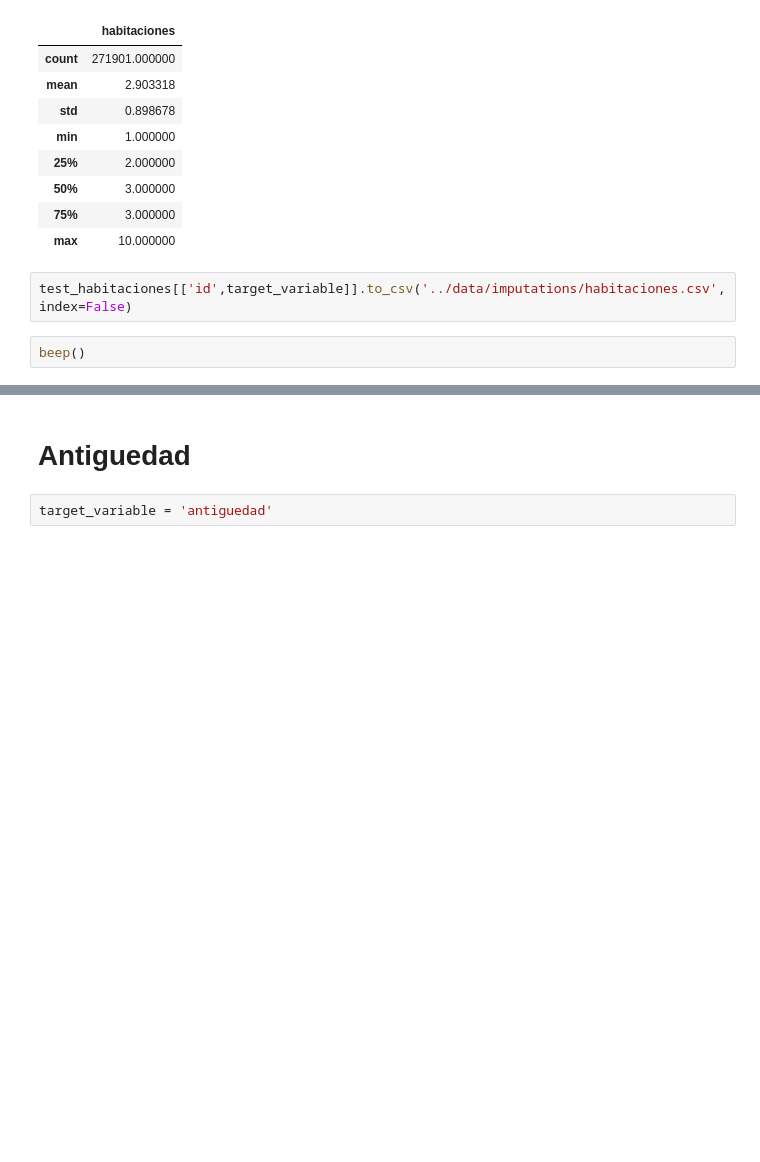
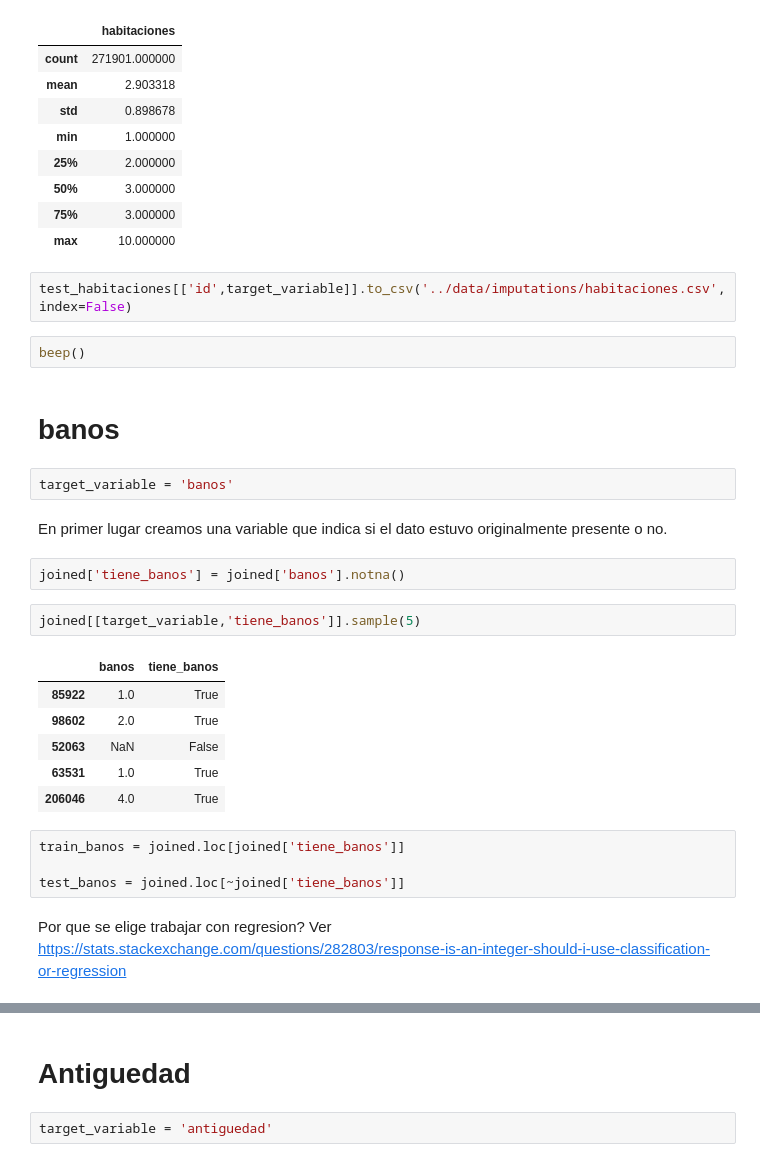
Before and after one commit to rozanecm/7506_tp2_2c2019, a Jupyter notebook: notebooks/fillna with ml by rozanecm.ipynb, the cells around one changed output, grey strips where cells are left out. Cells and saved outputs as stored; diff of their text form; blank space fills up the shorter version.

Commit message:
add fillna by prediction
banos feature.

```diff
--- a/notebooks/fillna with ml by rozanecm.ipynb
+++ b/notebooks/fillna with ml by rozanecm.ipynb
@@ -598,3 +598,26 @@ train_habitaciones[[target_variable]].describe()
 test_habitaciones[['id',target_variable]].to_csv('../data/imputations/habitaciones.csv', index=False)
 # %%
 beep()
+# %% [markdown]
+# banos
+# %%
+target_variable = 'banos'
+# %% [markdown]
+En primer lugar creamos una variable que indica si el dato estuvo originalmente presente o no.
+# %%
+joined['tiene_banos'] = joined['banos'].notna()
+# %%
+joined[[target_variable,'tiene_banos']].sample(5)
+# %% [output]
+|  | banos | tiene_banos |
+| 85922 | 1.0 | True |
+| 98602 | 2.0 | True |
+| 52063 | NaN | False |
+| 63531 | 1.0 | True |
+| 206046 | 4.0 | True |
+# %%
+train_banos = joined.loc[joined['tiene_banos']]
+
+test_banos = joined.loc[~joined['tiene_banos']]
+# %% [markdown]
+Por que se elige trabajar con regresion? Ver https://stats.stackexchange.com/questions/282803/response-is-an-integer-should-i-use-classification-or-regression
```
Also changed, not shown: parts of 10 cells of this notebook, 1 other file.
